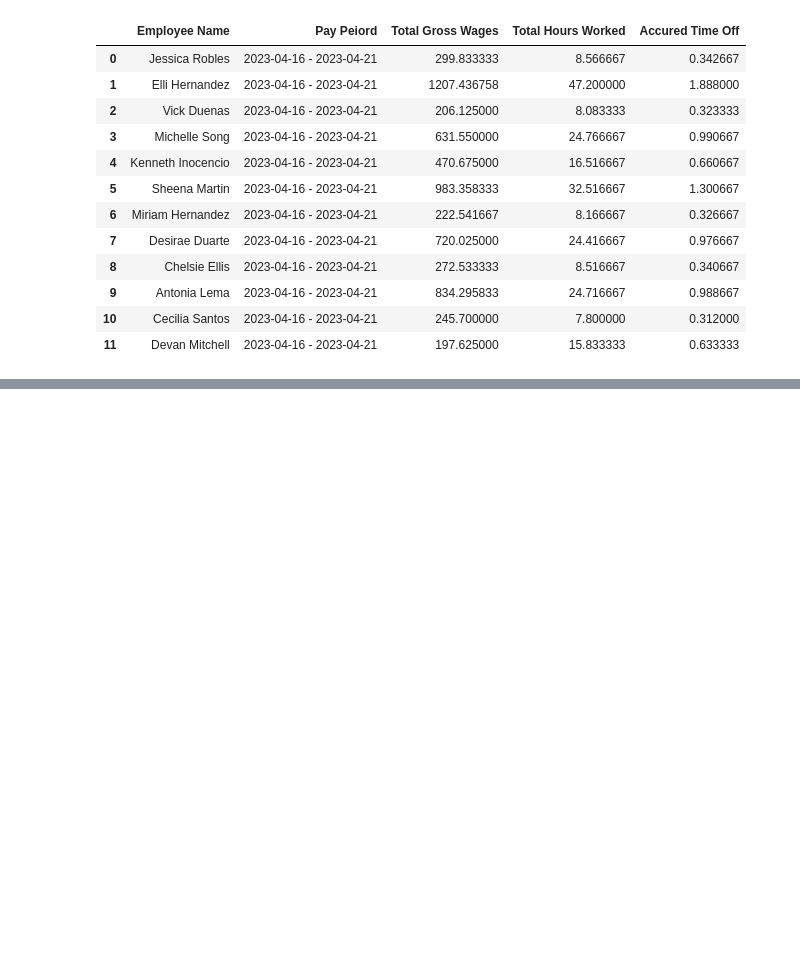
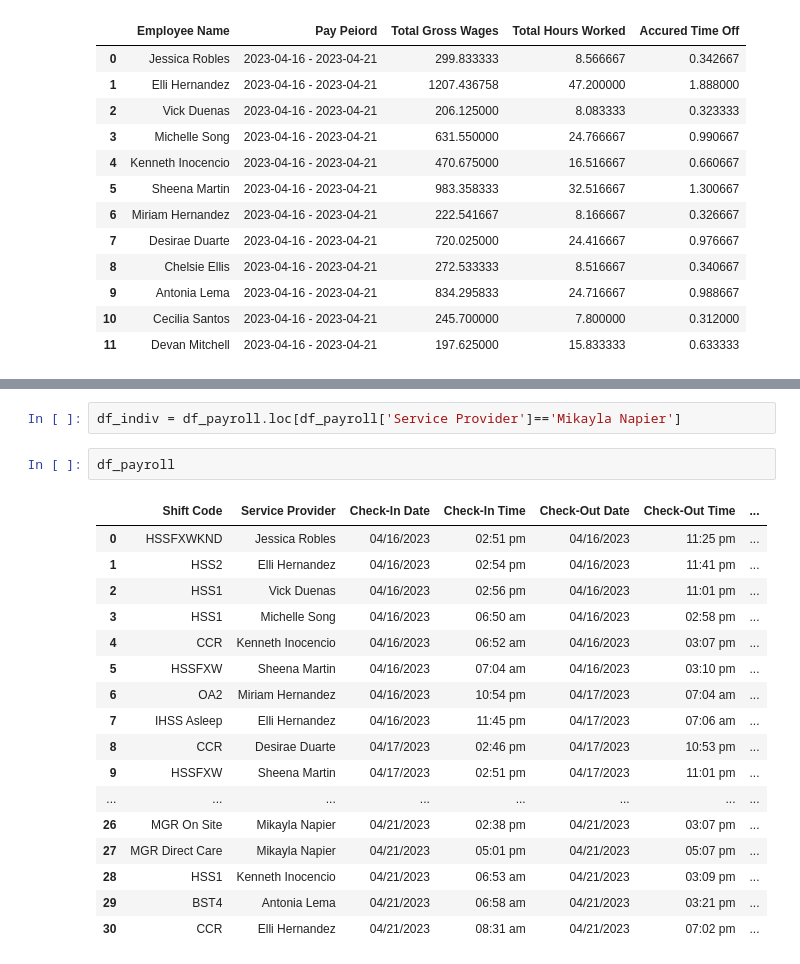
Before and after one commit to HaosenHe/nova-data-processing-tool, a Jupyter notebook: process_data.ipynb, the cells around one changed output, grey strips where cells are left out. Saved outputs shown, nothing was run; the diff lists cells and outputs as text; blank space fills up the shorter version.

```diff
--- a/process_data.ipynb
+++ b/process_data.ipynb
@@ -241,0 +243,22 @@ manager_payroll(mgr, manager_rates, df_payroll, PAY_PERIOD)
+# %%
+df_indiv = df_payroll.loc[df_payroll['Service Provider']=='Mikayla Napier']
+# %%
+df_payroll
+# %% [output]
+|  | Shift Code | Service Provider | Check-In Date | Check-In Time | Check-Out Date | Check-Out Time | ... |
+| 0 | HSSFXWKND | Jessica Robles | 04/16/2023 | 02:51 pm | 04/16/2023 | 11:25 pm | ... |
+| 1 | HSS2 | Elli Hernandez | 04/16/2023 | 02:54 pm | 04/16/2023 | 11:41 pm | ... |
+| 2 | HSS1 | Vick Duenas | 04/16/2023 | 02:56 pm | 04/16/2023 | 11:01 pm | ... |
+| 3 | HSS1 | Michelle Song | 04/16/2023 | 06:50 am | 04/16/2023 | 02:58 pm | ... |
+| 4 | CCR | Kenneth Inocencio | 04/16/2023 | 06:52 am | 04/16/2023 | 03:07 pm | ... |
+| 5 | HSSFXW | Sheena Martin | 04/16/2023 | 07:04 am | 04/16/2023 | 03:10 pm | ... |
+| 6 | OA2 | Miriam Hernandez | 04/16/2023 | 10:54 pm | 04/17/2023 | 07:04 am | ... |
+| 7 | IHSS Asleep | Elli Hernandez | 04/16/2023 | 11:45 pm | 04/17/2023 | 07:06 am | ... |
+| 8 | CCR | Desirae Duarte | 04/17/2023 | 02:46 pm | 04/17/2023 | 10:53 pm | ... |
+| 9 | HSSFXW | Sheena Martin | 04/17/2023 | 02:51 pm | 04/17/2023 | 11:01 pm | ... |
+| ... | ... | ... | ... | ... | ... | ... | ... |
+| 26 | MGR On Site | Mikayla Napier | 04/21/2023 | 02:38 pm | 04/21/2023 | 03:07 pm | ... |
+| 27 | MGR Direct Care | Mikayla Napier | 04/21/2023 | 05:01 pm | 04/21/2023 | 05:07 pm | ... |
+| 28 | HSS1 | Kenneth Inocencio | 04/21/2023 | 06:53 am | 04/21/2023 | 03:09 pm | ... |
+| 29 | BST4 | Antonia Lema | 04/21/2023 | 06:58 am | 04/21/2023 | 03:21 pm | ... |
+| 30 | CCR | Elli Hernandez | 04/21/2023 | 08:31 am | 04/21/2023 | 07:02 pm | ... |
```
Also changed, not shown: parts of 7 cells of this notebook, 5 other files.
